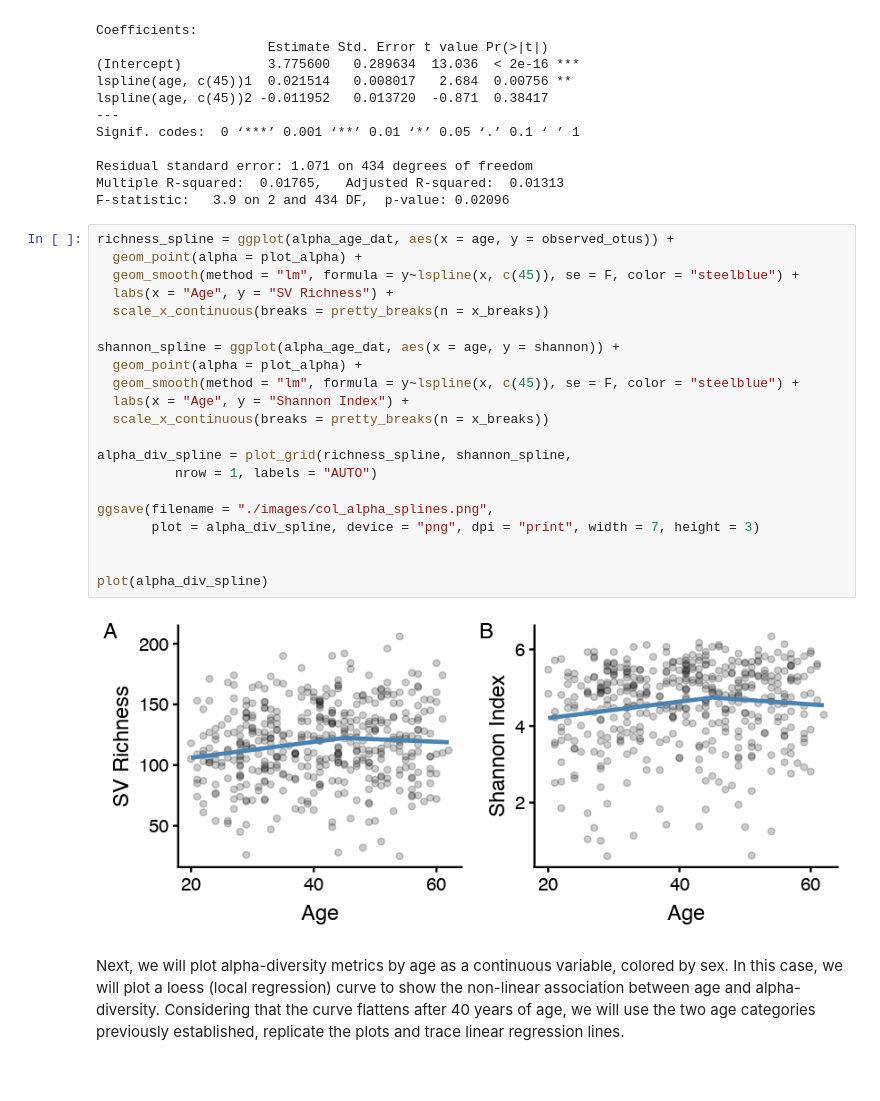
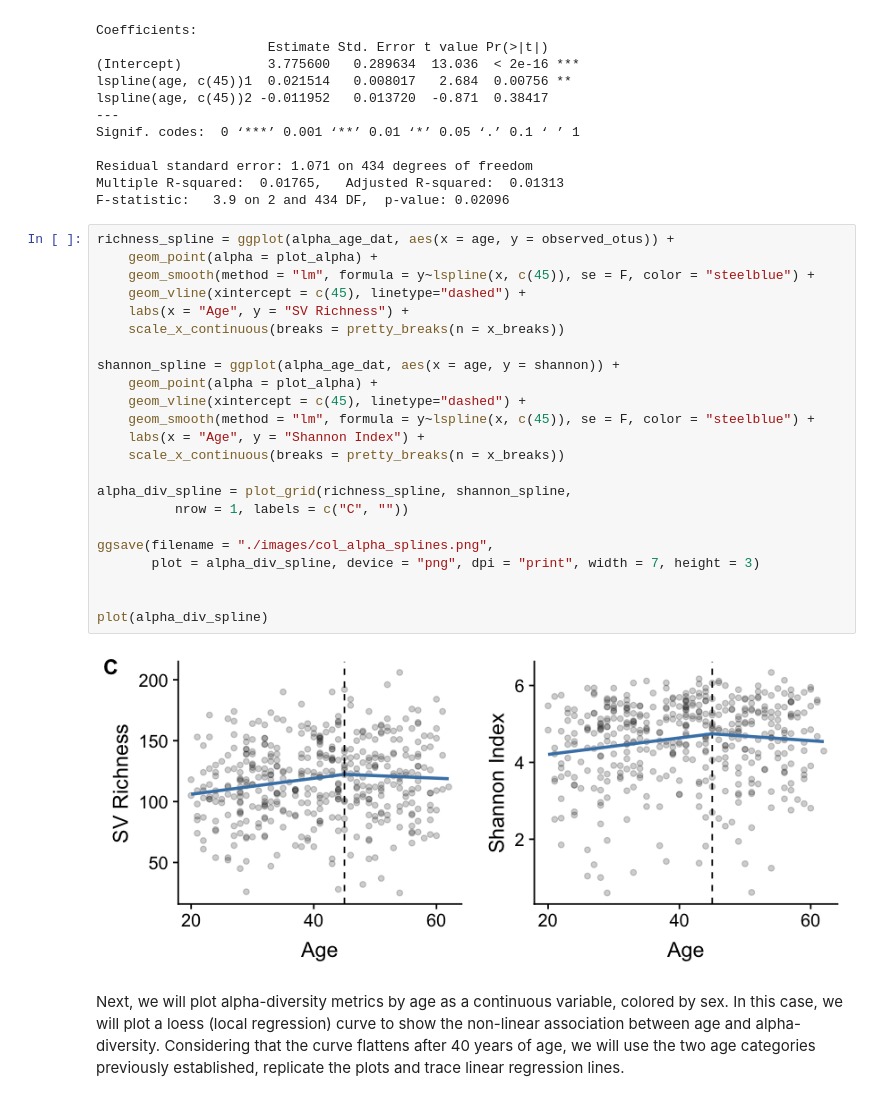
Before and after one commit to jacodela/microbio_aDiv, a Jupyter notebook: Colombia_Analyses/Col_data.ipynb, the cells around one changed output. Cells and saved outputs as stored; diff of their text form.

Commit message:
Refine spline plots

```diff
--- a/Colombia_Analyses/Col_data.ipynb
+++ b/Colombia_Analyses/Col_data.ipynb
@@ -175,27 +157,29 @@ Multiple R-squared:  0.01765,   Adjusted R-squared:  0.01313
 F-statistic:   3.9 on 2 and 434 DF,  p-value: 0.02096
 # %%
 richness_spline = ggplot(alpha_age_dat, aes(x = age, y = observed_otus)) +
-  geom_point(alpha = plot_alpha) +
-  geom_smooth(method = "lm", formula = y~lspline(x, c(45)), se = F, color = "steelblue") +
-  labs(x = "Age", y = "SV Richness") +
-  scale_x_continuous(breaks = pretty_breaks(n = x_breaks))
+    geom_point(alpha = plot_alpha) +
+    geom_smooth(method = "lm", formula = y~lspline(x, c(45)), se = F, color = "steelblue") +
+    geom_vline(xintercept = c(45), linetype="dashed") +
+    labs(x = "Age", y = "SV Richness") +
+    scale_x_continuous(breaks = pretty_breaks(n = x_breaks))
 
 shannon_spline = ggplot(alpha_age_dat, aes(x = age, y = shannon)) +
-  geom_point(alpha = plot_alpha) +
-  geom_smooth(method = "lm", formula = y~lspline(x, c(45)), se = F, color = "steelblue") +
-  labs(x = "Age", y = "Shannon Index") +
-  scale_x_continuous(breaks = pretty_breaks(n = x_breaks))
+    geom_point(alpha = plot_alpha) +
+    geom_vline(xintercept = c(45), linetype="dashed") +
+    geom_smooth(method = "lm", formula = y~lspline(x, c(45)), se = F, color = "steelblue") +
+    labs(x = "Age", y = "Shannon Index") +
+    scale_x_continuous(breaks = pretty_breaks(n = x_breaks))
 
 alpha_div_spline = plot_grid(richness_spline, shannon_spline,
-          nrow = 1, labels = "AUTO")
+          nrow = 1, labels = c("C", ""))
 
 ggsave(filename = "./images/col_alpha_splines.png",
        plot = alpha_div_spline, device = "png", dpi = "print", width = 7, height = 3)
 
 
 plot(alpha_div_spline)
 # %% [output]
-[figure, old version]
+[figure, new version]
 # %% [markdown]
 Next, we will plot alpha-diversity metrics by age as a continuous variable, colored by sex.
 In this case, we will plot a loess (local regression) curve to show the non-linear association between
```
Also changed, not shown: parts of 1 cell of this notebook, 2 other files.
